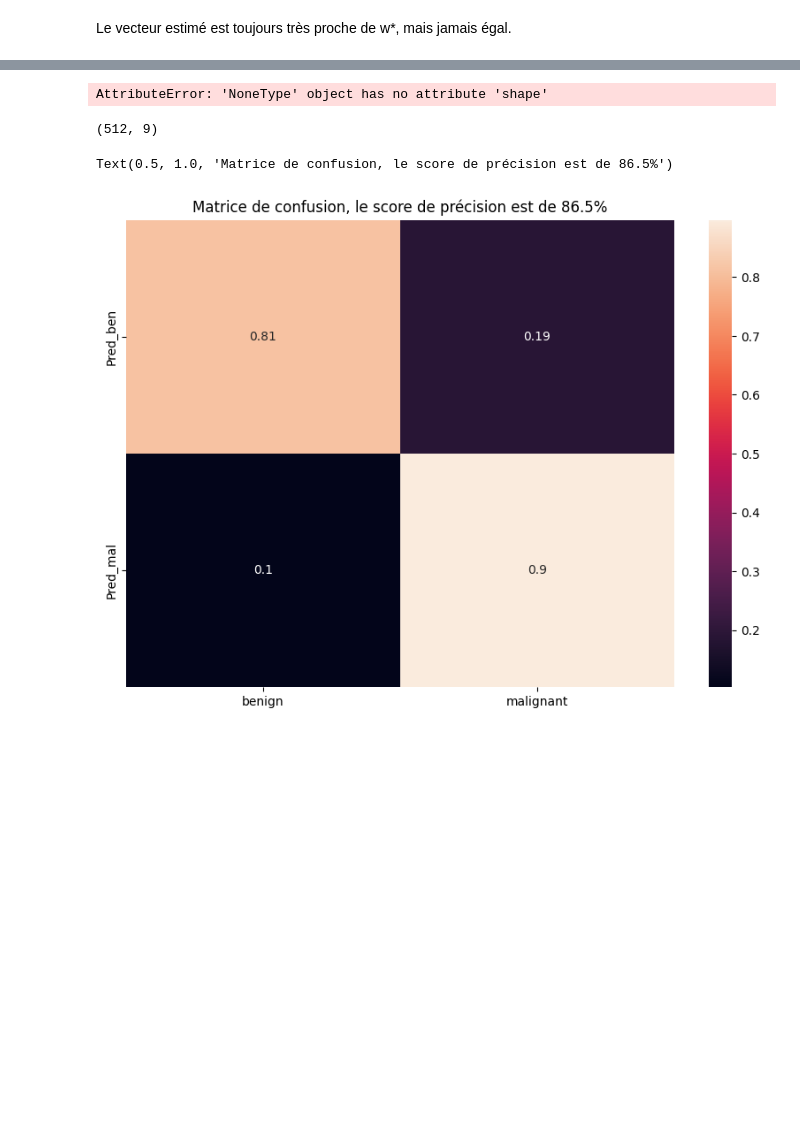
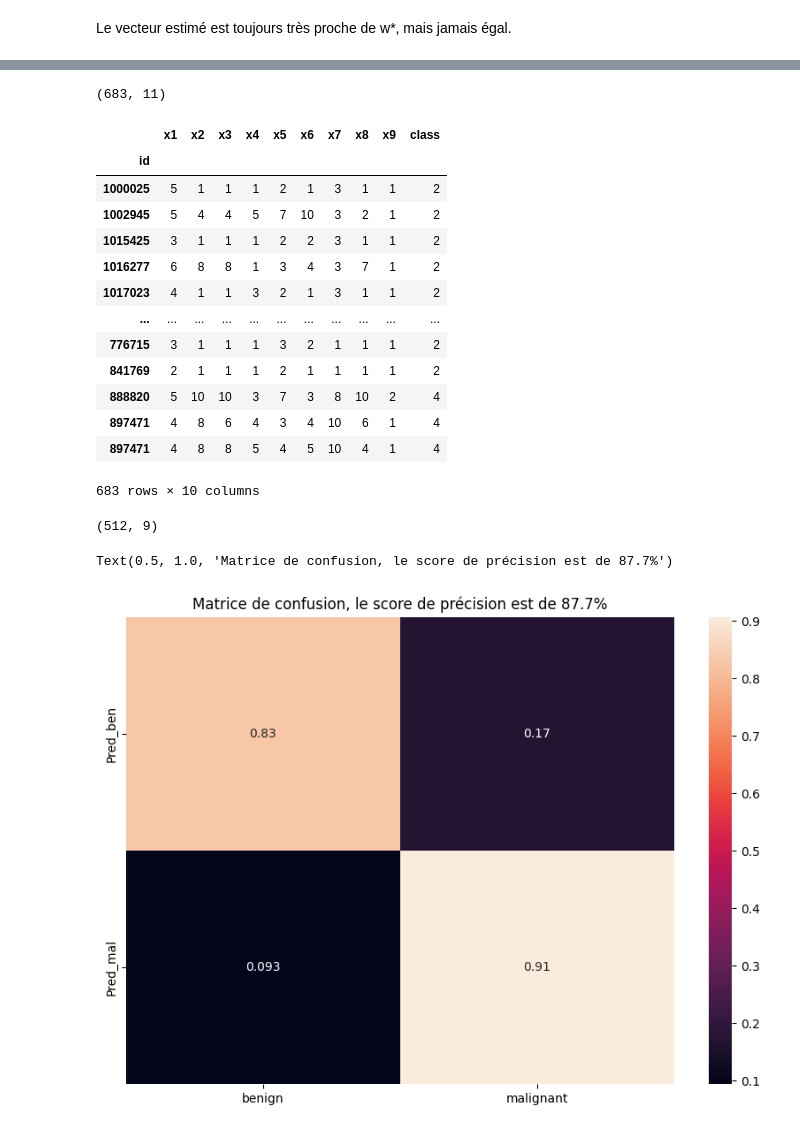
Before and after one commit to theodchrn/MVA_Courses, a Jupyter notebook: CompStats/HW1/HW1_DECHARRIN.ipynb, the cells around one changed output, grey strips where cells are left out. Drawn from its saved outputs; the diff is of its cells as text; code cells hidden in the pictures; blank space fills up the shorter version.

```diff
--- a/CompStats/HW1/HW1_DECHARRIN.ipynb
+++ b/CompStats/HW1/HW1_DECHARRIN.ipynb
@@ -142,13 +142,27 @@ Text(0.5, 1.0, 'bruit')
 # %%
-data=pd.read_csv('./data/breast-cancer-wisconsin.data', delimiter=",", index_col=False, header=None).replace("?", np.nan).dropna(inplace=True)
+data=pd.read_csv('./data/breast-cancer-wisconsin.data', delimiter=",", index_col=False, header=None).replace("?", np.nan).dropna()
 print(data.shape)
 column_names=["id"]+["x%d" %i for i in range(1,10)]+["class"]
 data.columns=column_names
 data.index=data.iloc[:,0]
 data=data.iloc[:,1:]
 data
 # %% [output]
-AttributeError: 'NoneType' object has no attribute 'shape'
+(683, 11)
+|  | x1 | x2 | x3 | x4 | x5 | x6 | x7 | x8 | x9 | class |
+| id |  |  |  |  |  |  |  |  |  |  |
+| 1000025 | 5 | 1 | 1 | 1 | 2 | 1 | 3 | 1 | 1 | 2 |
+| 1002945 | 5 | 4 | 4 | 5 | 7 | 10 | 3 | 2 | 1 | 2 |
+| 1015425 | 3 | 1 | 1 | 1 | 2 | 2 | 3 | 1 | 1 | 2 |
+| 1016277 | 6 | 8 | 8 | 1 | 3 | 4 | 3 | 7 | 1 | 2 |
+| 1017023 | 4 | 1 | 1 | 3 | 2 | 1 | 3 | 1 | 1 | 2 |
+| ... | ... | ... | ... | ... | ... | ... | ... | ... | ... | ... |
+| 776715 | 3 | 1 | 1 | 1 | 3 | 2 | 1 | 1 | 1 | 2 |
+| 841769 | 2 | 1 | 1 | 1 | 2 | 1 | 1 | 1 | 1 | 2 |
+| 888820 | 5 | 10 | 10 | 3 | 7 | 3 | 8 | 10 | 2 | 4 |
+| 897471 | 4 | 8 | 6 | 4 | 3 | 4 | 10 | 6 | 1 | 4 |
+| 897471 | 4 | 8 | 8 | 5 | 4 | 5 | 10 | 4 | 1 | 4 |
+683 rows × 10 columns
 # %%
 x=data.iloc[:,0:-1]
 y=np.where(data["class"]==2,1,-1)
@@ -176,5 +190,5 @@ plt.figure(figsize = (10,7))
 sn.heatmap(df_cm, annot=True)
 plt.title(f"Matrice de confusion, le score de précision est de {accuracy_score*100:.1f}%")
 # %% [output]
-Text(0.5, 1.0, 'Matrice de confusion, le score de précision est de 86.5%')
+Text(0.5, 1.0, 'Matrice de confusion, le score de précision est de 87.7%')
-[figure, old version]
+[figure, new version]
```
Also changed, not shown: parts of 4 cells of this notebook.
